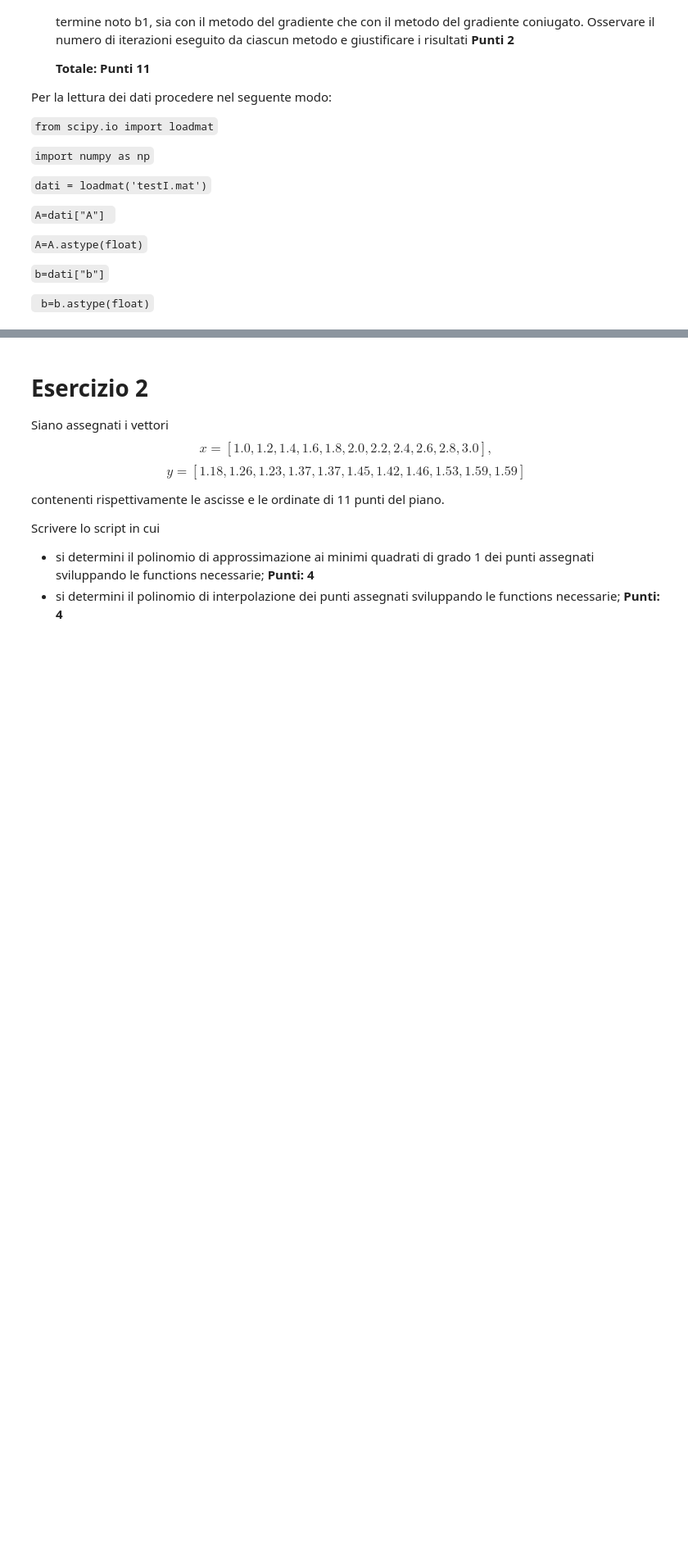
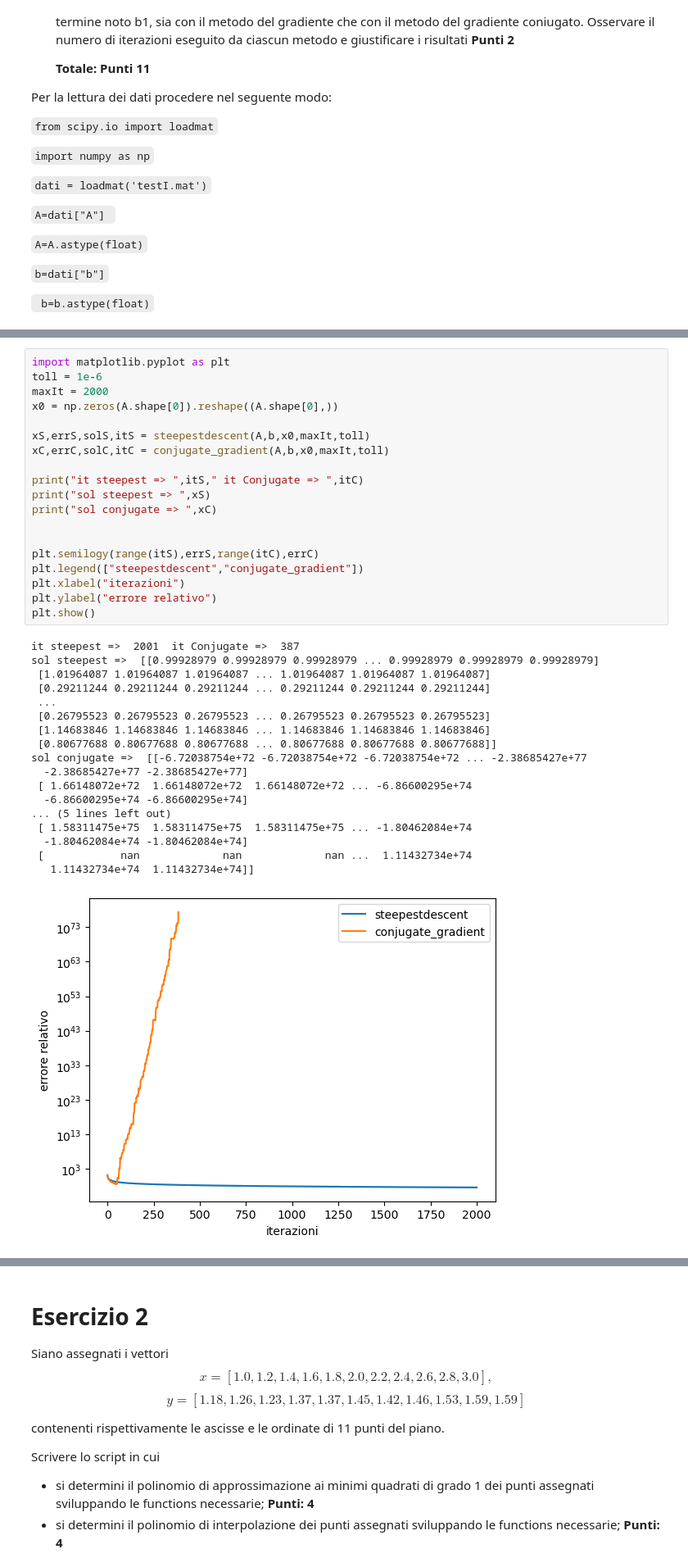
Before and after one commit to FabioFattori/eserciziMetodiNumerici, a Jupyter notebook: Esame21Luglio_TurnoI/Esame21Luglio_2023-Turno_I.ipynb, the cells around one changed output, grey strips where cells are left out. Shown: that part at 82% size. Drawn from its saved outputs; the diff is of its cells as text; blank space fills up the shorter version.

```diff
--- a/Esame21Luglio_TurnoI/Esame21Luglio_2023-Turno_I.ipynb
+++ b/Esame21Luglio_TurnoI/Esame21Luglio_2023-Turno_I.ipynb
@@ -158,0 +150,38 @@ Iterazioni sd pert:  166
+# %%
+import matplotlib.pyplot as plt
+toll = 1e-6
+maxIt = 2000
+x0 = np.zeros(A.shape[0]).reshape((A.shape[0],))
+
+xS,errS,solS,itS = steepestdescent(A,b,x0,maxIt,toll)
+xC,errC,solC,itC = conjugate_gradient(A,b,x0,maxIt,toll)
+
+print("it steepest => ",itS," it Conjugate => ",itC)
+print("sol steepest => ",xS)
+print("sol conjugate => ",xC)
+
+
+plt.semilogy(range(itS),errS,range(itC),errC)
+plt.legend(["steepestdescent","conjugate_gradient"])
+plt.xlabel("iterazioni")
+plt.ylabel("errore relativo")
+plt.show()
+# %% [output]
+it steepest =>  2001  it Conjugate =>  387
+sol steepest =>  [[0.99928979 0.99928979 0.99928979 ... 0.99928979 0.99928979 0.99928979]
+ [1.01964087 1.01964087 1.01964087 ... 1.01964087 1.01964087 1.01964087]
+ [0.29211244 0.29211244 0.29211244 ... 0.29211244 0.29211244 0.29211244]
+ ...
+ [0.26795523 0.26795523 0.26795523 ... 0.26795523 0.26795523 0.26795523]
+ [1.14683846 1.14683846 1.14683846 ... 1.14683846 1.14683846 1.14683846]
+ [0.80677688 0.80677688 0.80677688 ... 0.80677688 0.80677688 0.80677688]]
+sol conjugate =>  [[-6.72038754e+72 -6.72038754e+72 -6.72038754e+72 ... -2.38685427e+77
+  -2.38685427e+77 -2.38685427e+77]
+ [ 1.66148072e+72  1.66148072e+72  1.66148072e+72 ... -6.86600295e+74
+  -6.86600295e+74 -6.86600295e+74]
+... (5 lines left out)
+ [ 1.58311475e+75  1.58311475e+75  1.58311475e+75 ... -1.80462084e+74
+  -1.80462084e+74 -1.80462084e+74]
+ [            nan             nan             nan ...  1.11432734e+74
+   1.11432734e+74  1.11432734e+74]]
+[figure, added]
```
Also changed, not shown: parts of 16 cells of this notebook, 1 other file.
